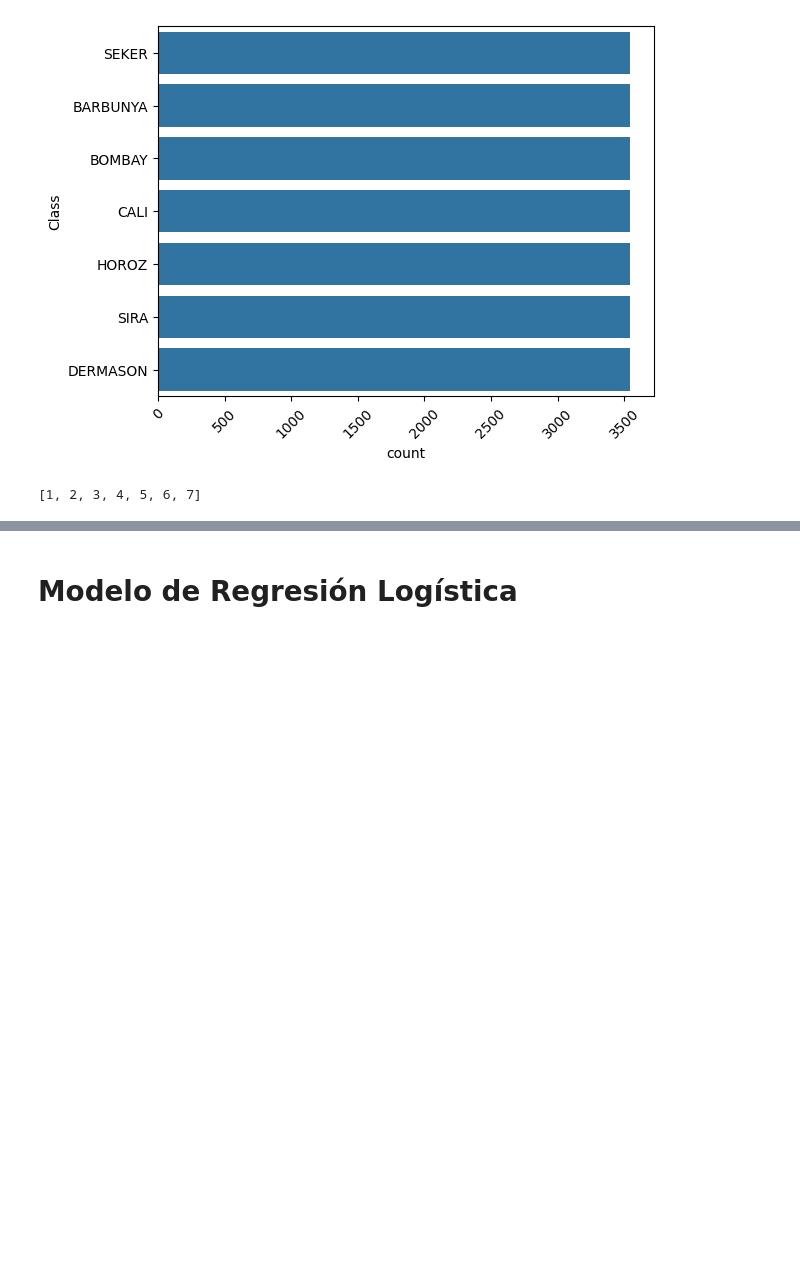
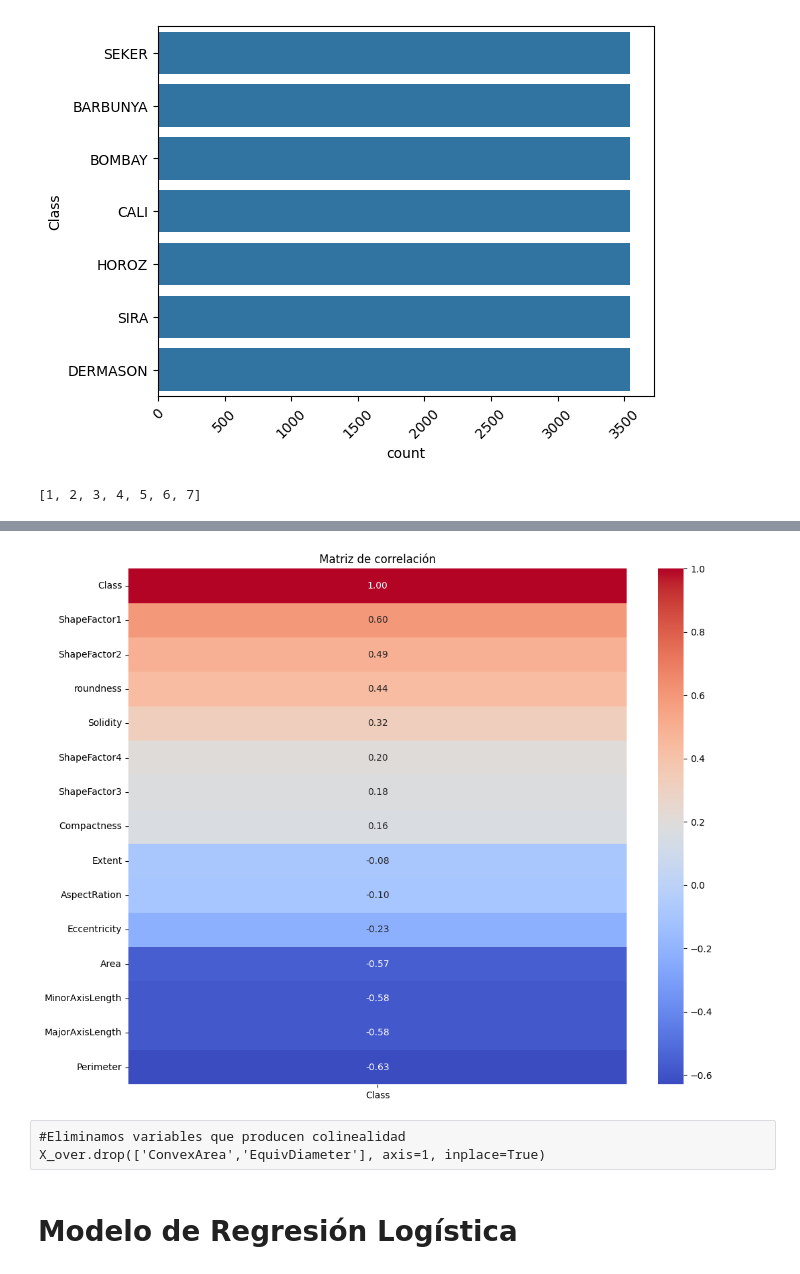
Before and after one commit to Yimi-17/jupyter_data_process, a Jupyter notebook: JyperterBooks/02_Regresion_Logistica/08_Clasificacion.ipynb, the cells around one changed output, grey strips where cells are left out. Drawn from its saved outputs; the diff is of its cells as text; code cells hidden in the pictures; blank space fills up the shorter version.

```diff
--- a/JyperterBooks/02_Regresion_Logistica/08_Clasificacion.ipynb
+++ b/JyperterBooks/02_Regresion_Logistica/08_Clasificacion.ipynb
@@ -206,3 +203,17 @@ X_over.drop(['ConvexArea','EquivDiameter'], axis=1, inplace=True)
+# %%
+# Calcular la matriz de correlación
+correlation_matrix = df_dea.corr()['diagnosis'].sort_values(ascending=False)
+
+# Visualizar la matriz de correlación como un mapa de calor
+plt.figure(figsize=(12, 10))
+sns.heatmap(correlation_matrix.to_frame(), annot=True, cmap='coolwarm', fmt=".2f")
+plt.title("Matriz de correlación")
+plt.show()
+# %% [output]
+[figure, added]
+# %% [raw]
+#Eliminamos variables que producen colinealidad
+X_over.drop(['ConvexArea','EquivDiameter'], axis=1, inplace=True)
 # %%
 #Split y escalamiento de datos
 X_train, X_test, y_train , y_test = train_test_split(X_over, y_over, random_state=42, shuffle=True, test_size= .2)
```
Also changed, not shown: parts of 3 cells of this notebook, 2 other files.
